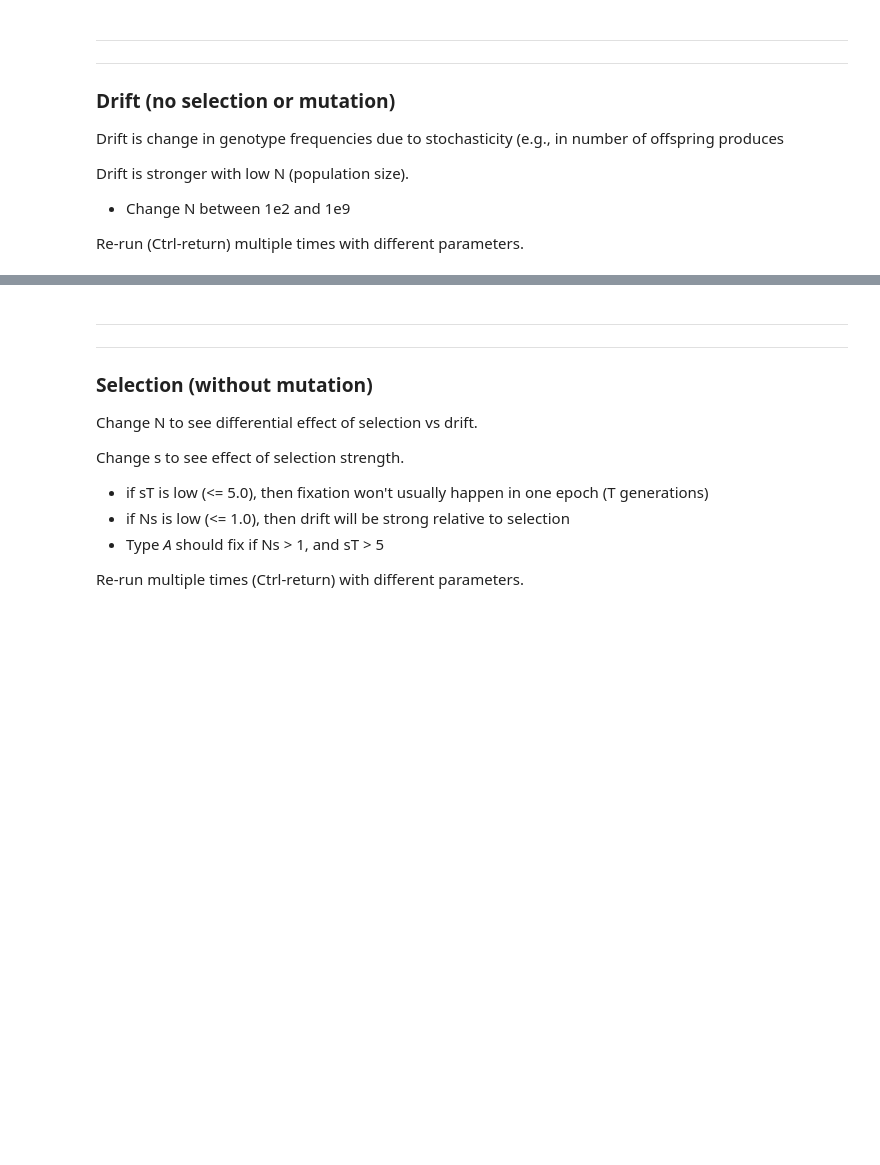
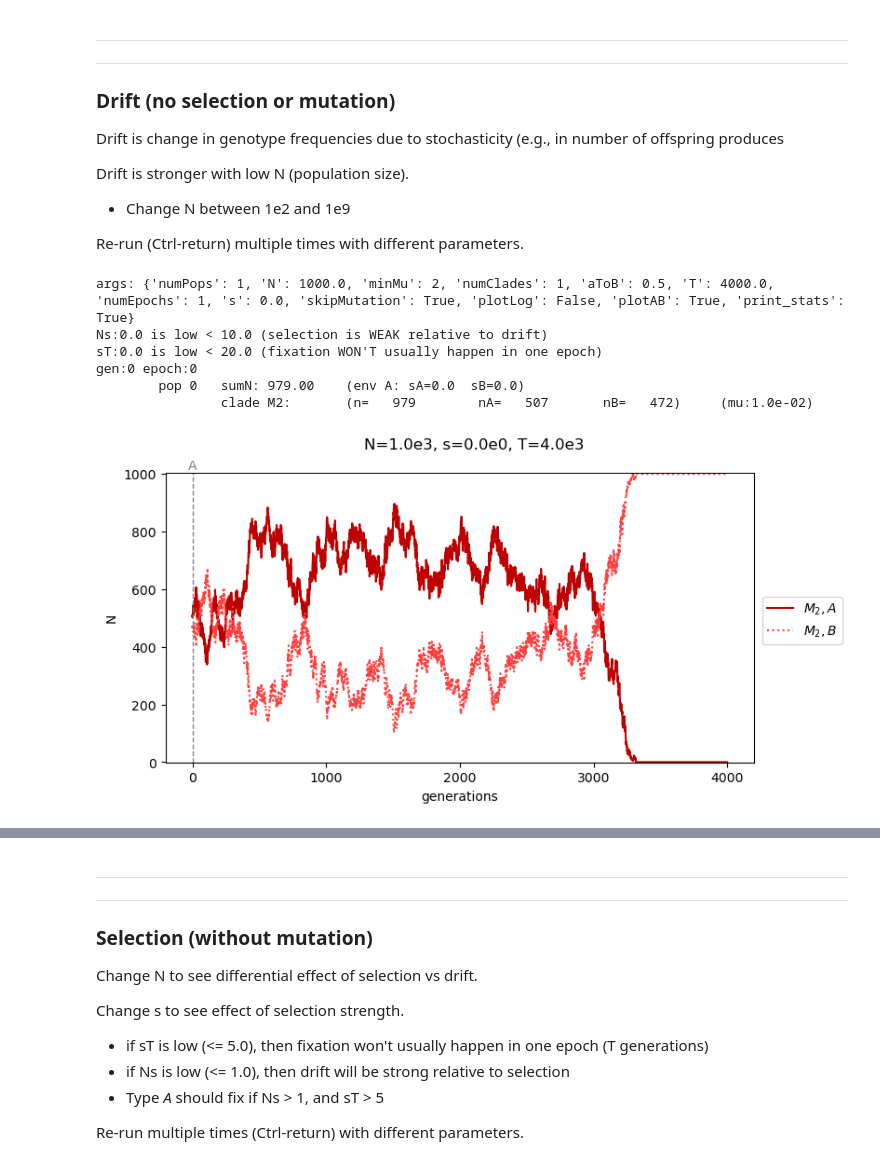
Before and after one commit to mepster/evosim, a Jupyter notebook: evosim.ipynb, the cells around one changed output, grey strips where cells are left out. Saved outputs shown, nothing was run; the diff lists cells and outputs as text; code cells hidden in the pictures; blank space fills up the shorter version.

```diff
--- a/evosim.ipynb
+++ b/evosim.ipynb
@@ -98,16 +114,26 @@ Re-run (Ctrl-return) multiple times with different parameters.
 # %%
 # Goal: to see effect of population size on drift
 override_args = evosim.default_args.copy()
 
 override_args.s = 0.0 # no selection when s=0.0
 override_args.skipMutation = True # True = no mutation
 override_args.N = 1e3 # 1e3
 override_args.T = 4e3 # 3e3
 override_args.numClades = 1 # 1
+override_args.numPops = 1
+override_args.skipMutation = True
 #override_args.print_stats = True
 
 evosim.evosim(override_args)
 # Re-run multiple times (Ctrl-return) with different parameters.
 # experiment 1: change N between 1e2 and 1e9, re-run multple times (Ctrl-return)
 # experiment 2: compare large N to N=-1 (which means infinite population)
 # experiment 3: restore N=1e4 and T=2e3. Increase numClades to 2 or 3
+# %% [output]
+args: {'numPops': 1, 'N': 1000.0, 'minMu': 2, 'numClades': 1, 'aToB': 0.5, 'T': 4000.0, 'numEpochs': 1, 's': 0.0, 'skipMutation': True, 'plotLog': False, 'plotAB': True, 'print_stats': True}
+Ns:0.0 is low < 10.0 (selection is WEAK relative to drift)
+sT:0.0 is low < 20.0 (fixation WON'T usually happen in one epoch)
+gen:0 epoch:0
+        pop 0   sumN: 979.00    (env A: sA=0.0  sB=0.0)
+                clade M2:       (n=   979        nA=   507       nB=   472)     (mu:1.0e-02)
+[figure, added]
```
Also changed, not shown: parts of 8 cells of this notebook, 2 other files.
